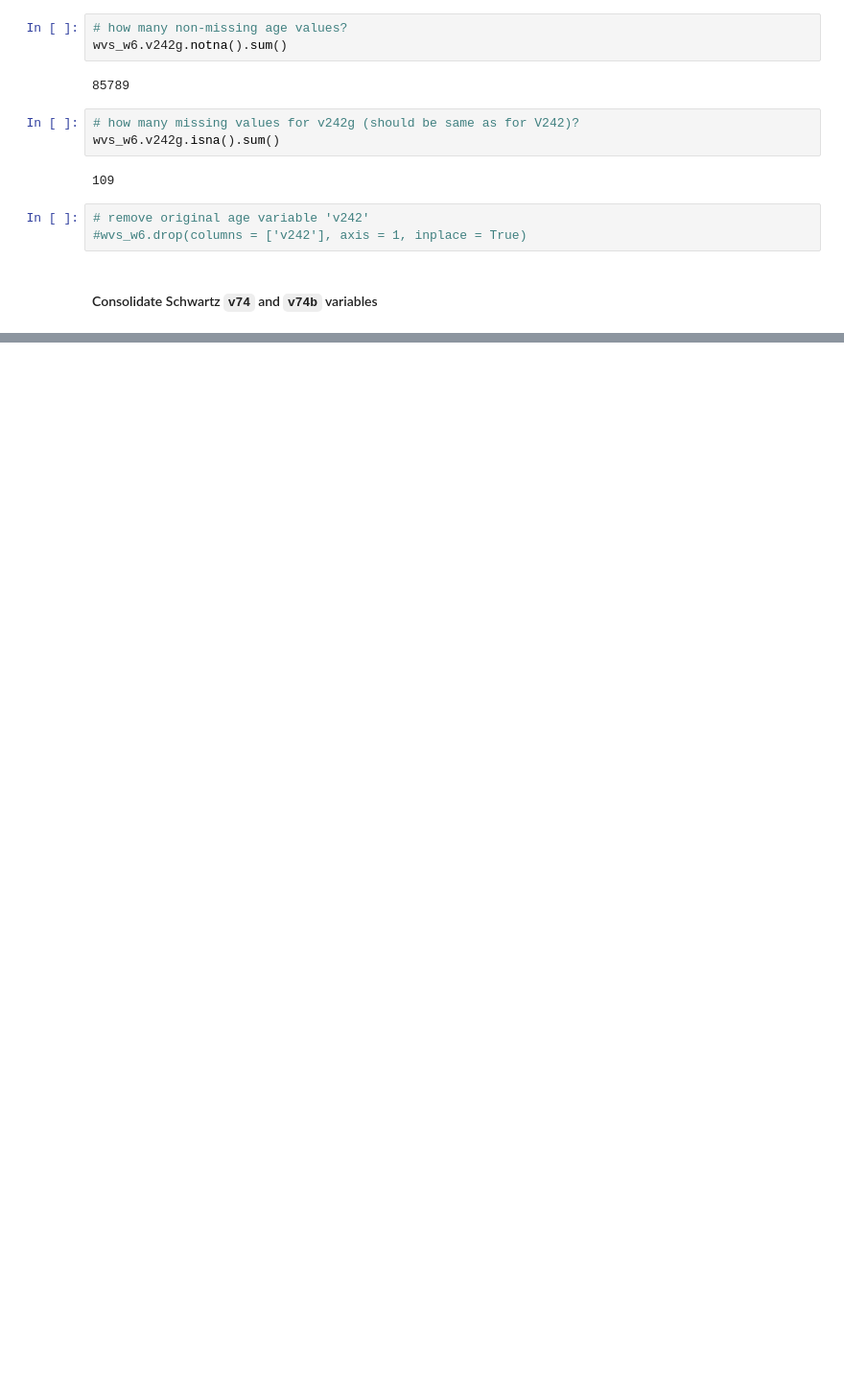
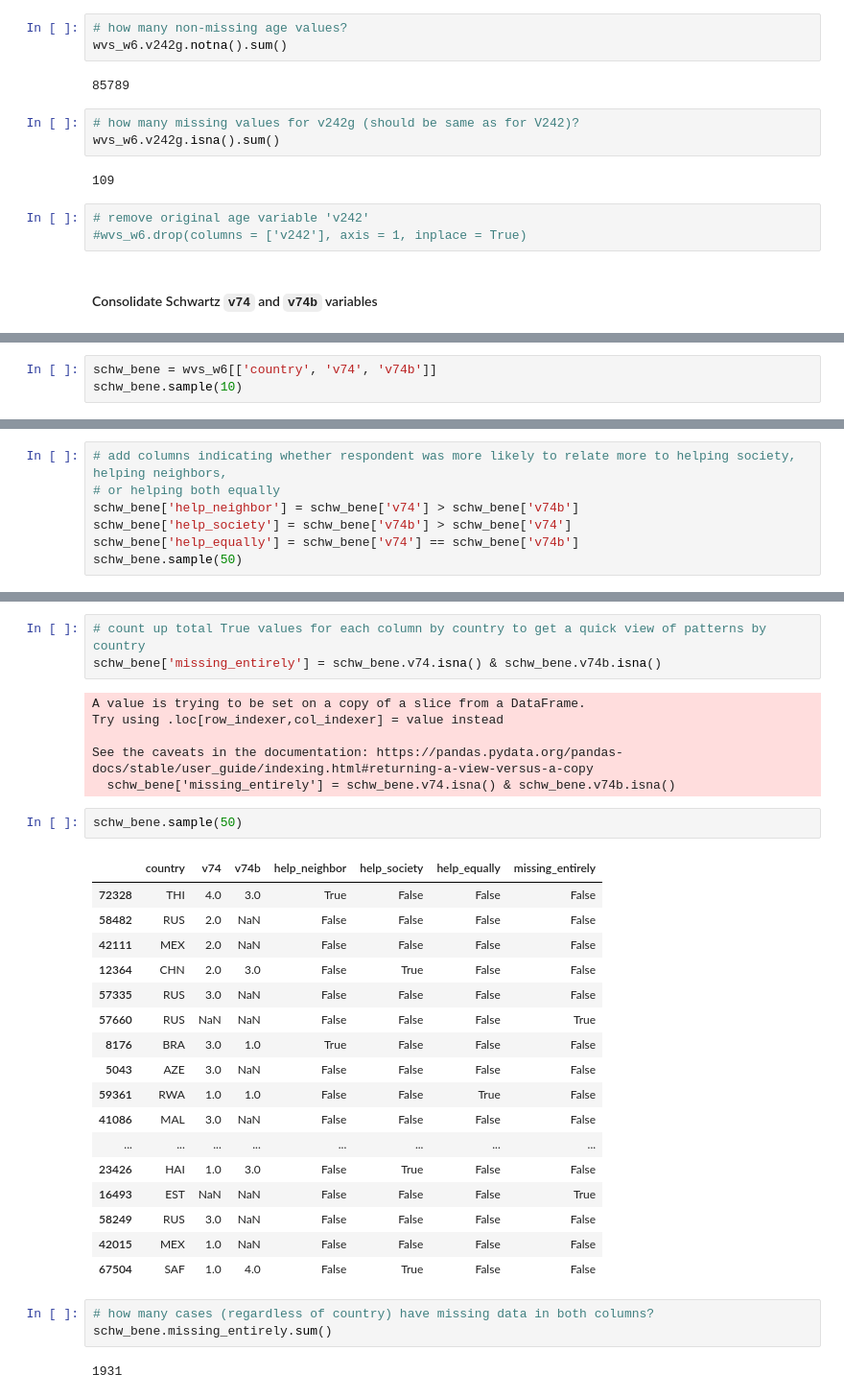
Before and after one commit to ocnrandolph/Evaluating_Happiness, a Jupyter notebook: notebooks/01_WVS_data_cleaning-dealing_with_missings.ipynb, the cells around one changed output, grey strips where cells are left out. Shown: that part at 96% size. Saved outputs shown, nothing was run; the diff lists cells and outputs as text; blank space fills up the shorter version.

```diff
--- a/notebooks/01_WVS_data_cleaning-dealing_with_missings.ipynb
+++ b/notebooks/01_WVS_data_cleaning-dealing_with_missings.ipynb
@@ -268,0 +287,3 @@ wvs_w6[['country', 'v74', 'v74b']].sample()
+# %%
+schw_bene = wvs_w6[['country', 'v74', 'v74b']]
+schw_bene.sample(10)
@@ -268,0 +302,7 @@ wvs_w6[['country', 'v74', 'v74b']].sample()
+# %%
+# add columns indicating whether respondent was more likely to relate more to helping society, helping neighbors,
+# or helping both equally
+schw_bene['help_neighbor'] = schw_bene['v74'] > schw_bene['v74b']
+schw_bene['help_society'] = schw_bene['v74b'] > schw_bene['v74']
+schw_bene['help_equally'] = schw_bene['v74'] == schw_bene['v74b']
+schw_bene.sample(50)
@@ -268,0 +342,34 @@ wvs_w6[['country', 'v74', 'v74b']].sample()
+# %%
+# count up total True values for each column by country to get a quick view of patterns by country
+schw_bene['missing_entirely'] = schw_bene.v74.isna() & schw_bene.v74b.isna()
+# %% [output]
+A value is trying to be set on a copy of a slice from a DataFrame.
+Try using .loc[row_indexer,col_indexer] = value instead
+
+See the caveats in the documentation: https://pandas.pydata.org/pandas-docs/stable/user_guide/indexing.html#returning-a-view-versus-a-copy
+  schw_bene['missing_entirely'] = schw_bene.v74.isna() & schw_bene.v74b.isna()
+# %%
+schw_bene.sample(50)
+# %% [output]
+|  | country | v74 | v74b | help_neighbor | help_society | help_equally | missing_entirely |
+| 72328 | THI | 4.0 | 3.0 | True | False | False | False |
+| 58482 | RUS | 2.0 | NaN | False | False | False | False |
+| 42111 | MEX | 2.0 | NaN | False | False | False | False |
+| 12364 | CHN | 2.0 | 3.0 | False | True | False | False |
+| 57335 | RUS | 3.0 | NaN | False | False | False | False |
+| 57660 | RUS | NaN | NaN | False | False | False | True |
+| 8176 | BRA | 3.0 | 1.0 | True | False | False | False |
+| 5043 | AZE | 3.0 | NaN | False | False | False | False |
+| 59361 | RWA | 1.0 | 1.0 | False | False | True | False |
+| 41086 | MAL | 3.0 | NaN | False | False | False | False |
+| ... | ... | ... | ... | ... | ... | ... | ... |
+| 23426 | HAI | 1.0 | 3.0 | False | True | False | False |
+| 16493 | EST | NaN | NaN | False | False | False | True |
+| 58249 | RUS | 3.0 | NaN | False | False | False | False |
+| 42015 | MEX | 1.0 | NaN | False | False | False | False |
+| 67504 | SAF | 1.0 | 4.0 | False | True | False | False |
+# %%
+# how many cases (regardless of country) have missing data in both columns?
+schw_bene.missing_entirely.sum()
+# %% [output]
+1931
```
Also changed, not shown: parts of 20 cells of this notebook.
